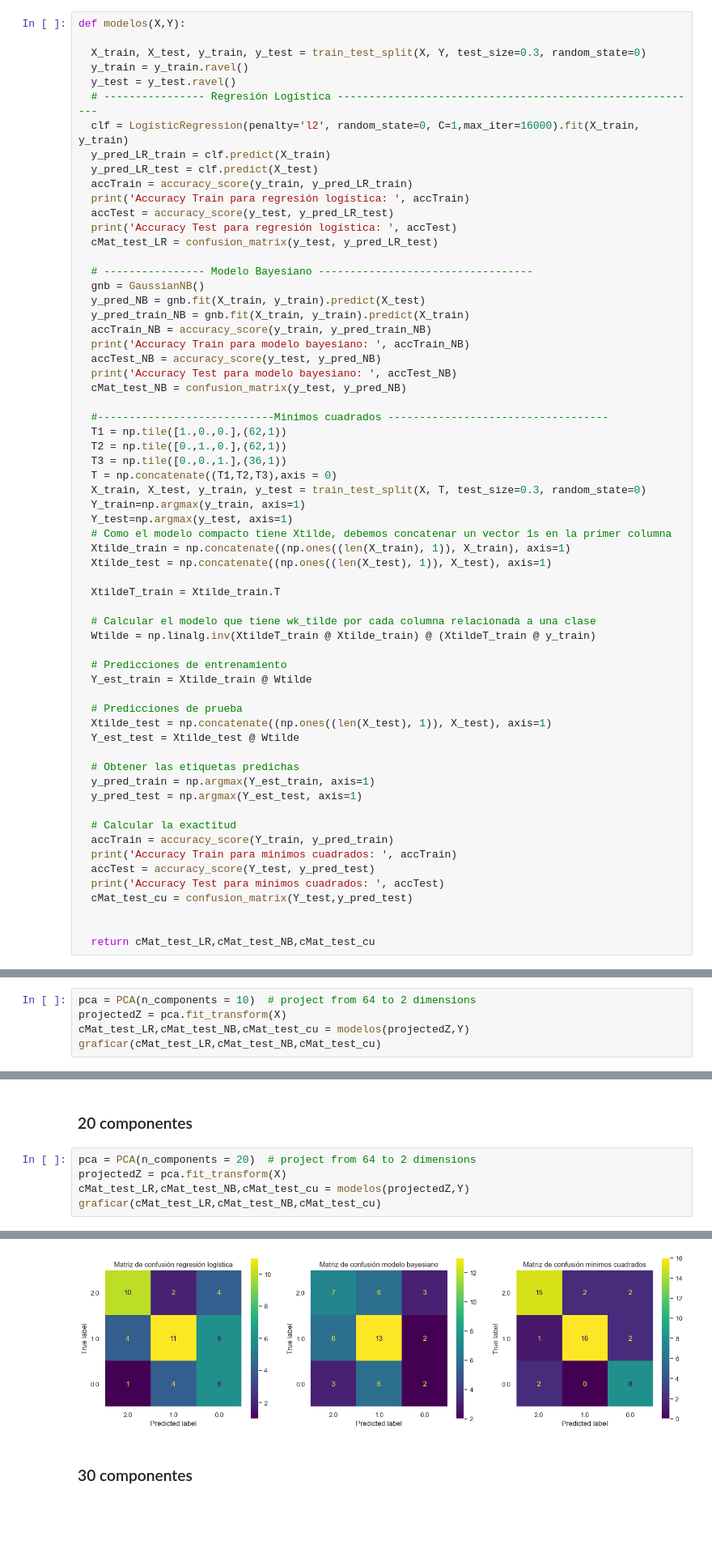
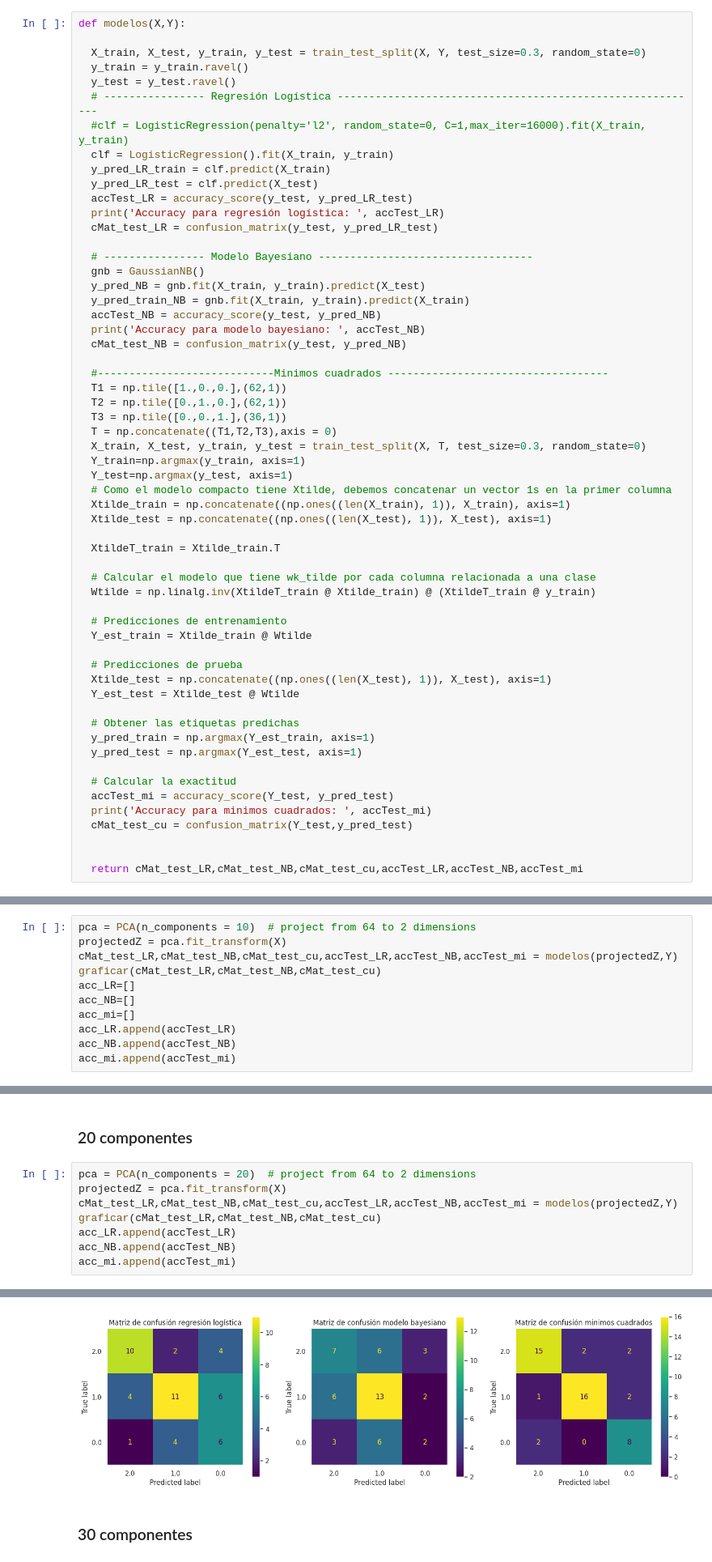
Before and after one commit to JoseOrtiz23/Miniproyecto_2, a Jupyter notebook: Miniproyecto_2.ipynb, the cells around one changed output, grey strips where cells are left out. Shown at 81% size. Drawn from its saved outputs; the diff is of its cells as text; blank space fills up the shorter version.

```diff
--- a/Miniproyecto_2.ipynb
+++ b/Miniproyecto_2.ipynb
@@ -104,23 +76,20 @@ def modelos(X,Y):
   y_train = y_train.ravel()
   y_test = y_test.ravel()
   # ---------------- Regresión Logística ----------------------------------------------------------
-  clf = LogisticRegression(penalty='l2', random_state=0, C=1,max_iter=16000).fit(X_train, y_train)
+  #clf = LogisticRegression(penalty='l2', random_state=0, C=1,max_iter=16000).fit(X_train, y_train)
+  clf = LogisticRegression().fit(X_train, y_train)
   y_pred_LR_train = clf.predict(X_train)
   y_pred_LR_test = clf.predict(X_test)
-  accTrain = accuracy_score(y_train, y_pred_LR_train)
-  print('Accuracy Train para regresión logística: ', accTrain)
-  accTest = accuracy_score(y_test, y_pred_LR_test)
-  print('Accuracy Test para regresión logística: ', accTest)
+  accTest_LR = accuracy_score(y_test, y_pred_LR_test)
+  print('Accuracy para regresión logística: ', accTest_LR)
   cMat_test_LR = confusion_matrix(y_test, y_pred_LR_test)
 
   # ---------------- Modelo Bayesiano ----------------------------------
   gnb = GaussianNB()
   y_pred_NB = gnb.fit(X_train, y_train).predict(X_test)
   y_pred_train_NB = gnb.fit(X_train, y_train).predict(X_train)
-  accTrain_NB = accuracy_score(y_train, y_pred_train_NB)
-  print('Accuracy Train para modelo bayesiano: ', accTrain_NB)
   accTest_NB = accuracy_score(y_test, y_pred_NB)
-  print('Accuracy Test para modelo bayesiano: ', accTest_NB)
+  print('Accuracy para modelo bayesiano: ', accTest_NB)
   cMat_test_NB = confusion_matrix(y_test, y_pred_NB)
 
   #----------------------------Minimos cuadrados -----------------------------------
@@ -152,14 +121,12 @@ def modelos(X,Y):
   y_pred_test = np.argmax(Y_est_test, axis=1)
 
   # Calcular la exactitud
-  accTrain = accuracy_score(Y_train, y_pred_train)
-  print('Accuracy Train para minimos cuadrados: ', accTrain)
-  accTest = accuracy_score(Y_test, y_pred_test)
-  print('Accuracy Test para minimos cuadrados: ', accTest)
+  accTest_mi = accuracy_score(Y_test, y_pred_test)
+  print('Accuracy para minimos cuadrados: ', accTest_mi)
   cMat_test_cu = confusion_matrix(Y_test,y_pred_test)
 
 
-  return cMat_test_LR,cMat_test_NB,cMat_test_cu
+  return cMat_test_LR,cMat_test_NB,cMat_test_cu,accTest_LR,accTest_NB,accTest_mi
 # %%
 def graficar(cMat_test_LR,cMat_test_NB,cMat_test_cu ):
   emociones_uniques = target.unique()
@@ -206,6 +170,12 @@ Accuracy Test para minimos cuadrados:  0.8125
 # %%
 pca = PCA(n_components = 10)  # project from 64 to 2 dimensions
 projectedZ = pca.fit_transform(X)
-cMat_test_LR,cMat_test_NB,cMat_test_cu = modelos(projectedZ,Y)
+cMat_test_LR,cMat_test_NB,cMat_test_cu,accTest_LR,accTest_NB,accTest_mi = modelos(projectedZ,Y)
 graficar(cMat_test_LR,cMat_test_NB,cMat_test_cu)
+acc_LR=[]
+acc_NB=[]
+acc_mi=[]
+acc_LR.append(accTest_LR)
+acc_NB.append(accTest_NB)
+acc_mi.append(accTest_mi)
 # %% [output]
@@ -221,6 +188,9 @@ Accuracy Test para minimos cuadrados:  0.6666666666666666
 # %%
 pca = PCA(n_components = 20)  # project from 64 to 2 dimensions
 projectedZ = pca.fit_transform(X)
-cMat_test_LR,cMat_test_NB,cMat_test_cu = modelos(projectedZ,Y)
+cMat_test_LR,cMat_test_NB,cMat_test_cu,accTest_LR,accTest_NB,accTest_mi = modelos(projectedZ,Y)
 graficar(cMat_test_LR,cMat_test_NB,cMat_test_cu)
+acc_LR.append(accTest_LR)
+acc_NB.append(accTest_NB)
+acc_mi.append(accTest_mi)
 # %% [output]
@@ -233,4 +200,4 @@ Accuracy Test para minimos cuadrados:  0.8125
-[figure, old version]
+[figure, new version]
 # %% [markdown]
 ### 30 componentes
 # %%
```
Also changed, not shown: parts of 19 cells of this notebook.
